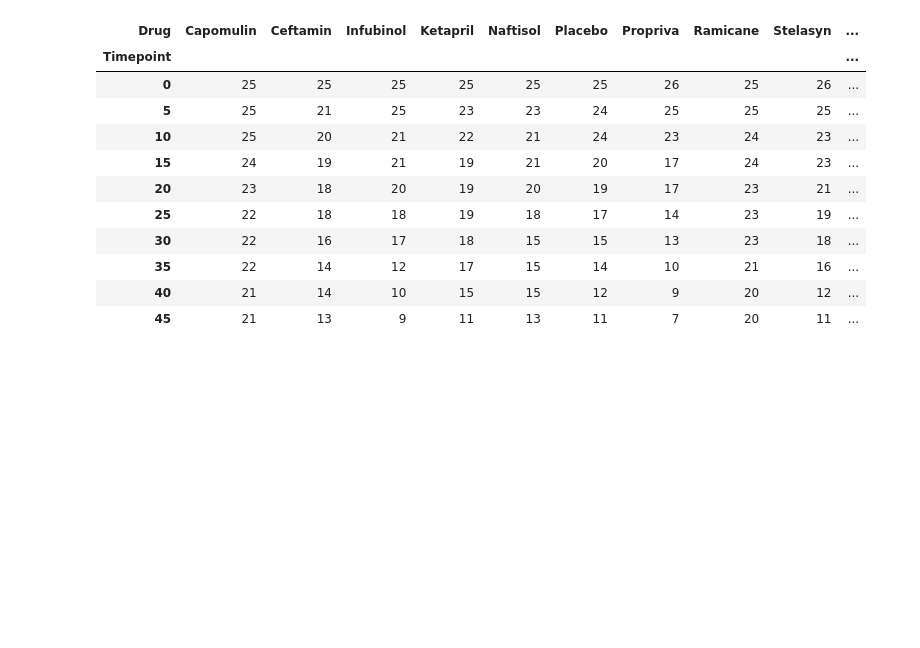
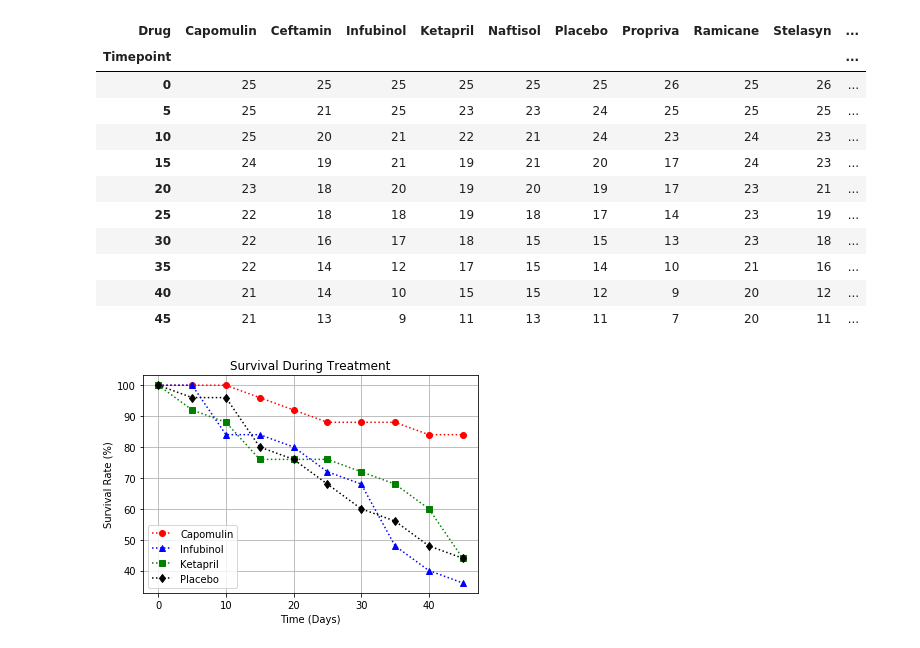
Before and after one commit to rfukamachi/data-homework, a Jupyter notebook: 05_MatPlotLib_Homework/pymaceuticals_starter.ipynb, the cells around one changed output. Saved outputs shown, nothing was run; the diff lists cells and outputs as text; code cells hidden in the pictures; blank space fills up the shorter version.

Commit message:
Completed 3rd Chart

```diff
--- a/05_MatPlotLib_Homework/pymaceuticals_starter.ipynb
+++ b/05_MatPlotLib_Homework/pymaceuticals_starter.ipynb
@@ -278,49 +278,35 @@ MiceCountPivot
 | 45 | 21 | 13 | 9 | 11 | 13 | 11 | 7 | 20 | 11 | ... |
 # %%
 # Generate the Plot (Accounting for percentages)
-
-# Save the Figure
-
-# Show the Figure
-
-START HERE!
-
-# Pivot the SEM table:
-SEMDrugMetsPivot = SemDrugMetsGrp_df.pivot(index = 'Timepoint' , columns = 'Drug', values = 'SEM Mets Sites')
-SEMDrugMetsPivot
-
-# Generate the Plot (with Error Bars)
-fig2, ax2 = plt.subplots()
+fig3, ax3 = plt.subplots()
 
 # Define x axis:
-x_axis2 = np.arange(0, max(combo_raw["Timepoint"])+1, 5)
-x_axis2
+x_axis3 = np.arange(0, max(combo_raw["Timepoint"])+1, 5)
+x_axis3
 
 
 DrugList = pd.DataFrame({
     'Drug': ['Capomulin', 'Infubinol', 'Ketapril', 'Placebo'],
     'fmt': ['o', '^', 's', 'd'],
     'color': ['red', 'blue', 'green', 'black']
 })
 # DrugList
 
 for index, row in DrugList.iterrows():
-    means2 = AvgMetsSitesPivot[row['Drug']]
-    standard_errors2 = SEMDrugMetsPivot[row['Drug']]
-    ax2.errorbar(x_axis2, means2, standard_errors2, fmt = row['fmt'], color = row['color'])
-    ax2.plot(x_axis2, AvgMetsSitesPivot[row['Drug']], row['fmt'] + ':', color = row['color'], label = row['Drug'])
+    mousepct = round((MiceCountPivot[row['Drug']]/25)*100)
+    ax3.plot(x_axis3, mousepct, row['fmt'] + ':', color = row['color'], label = row['Drug'])
 
-
-
-ax2.set_xlabel("Treatment Duration (Days)")
-ax2.set_ylabel("Metastatic Sites")
-ax2.set_title("Metastatic Spread During Treatment")
-plt.legend(loc = "upper left", fancybox = True)
+ax3.set_xlabel("Time (Days)")
+ax3.set_ylabel("Survival Rate (%)")
+ax3.set_title("Survival During Treatment")
+plt.legend(loc = "bottom left", fancybox = True)
 plt.grid()
 
 
 # Save the Figure
-MetSitesToTxChart = fig
+SurvivalRateChart = fig
 
 # Show the Figure
-MetSitesToTxChart.show()
+SurvivalRateChart.show()
+# %% [output]
+[figure, added]
```
Also changed, not shown: parts of 12 cells of this notebook.
